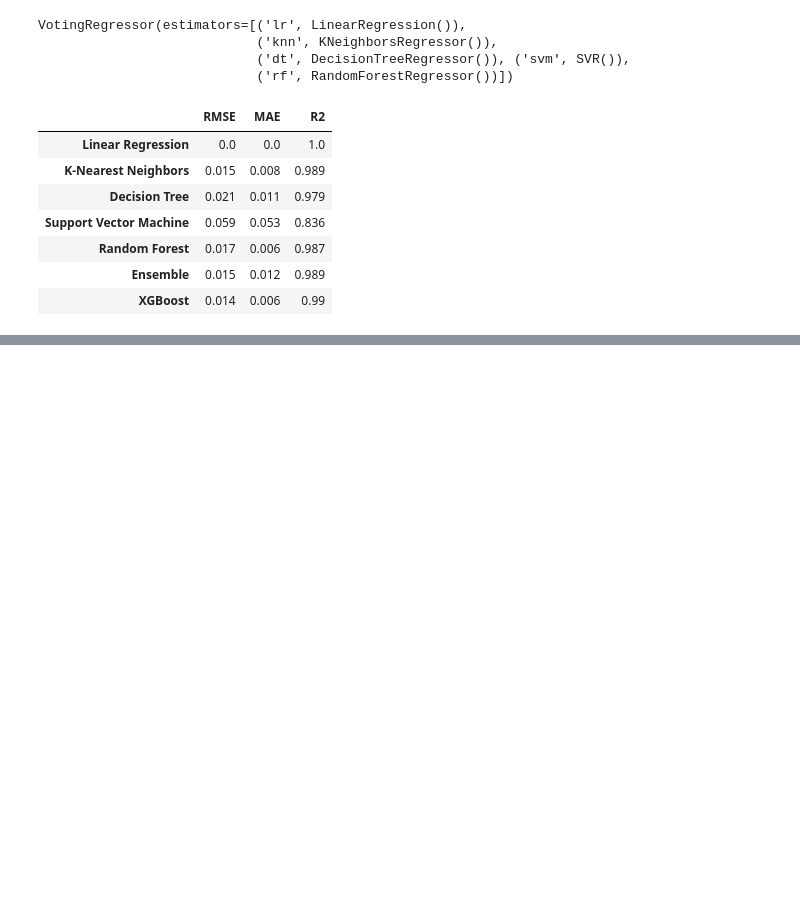
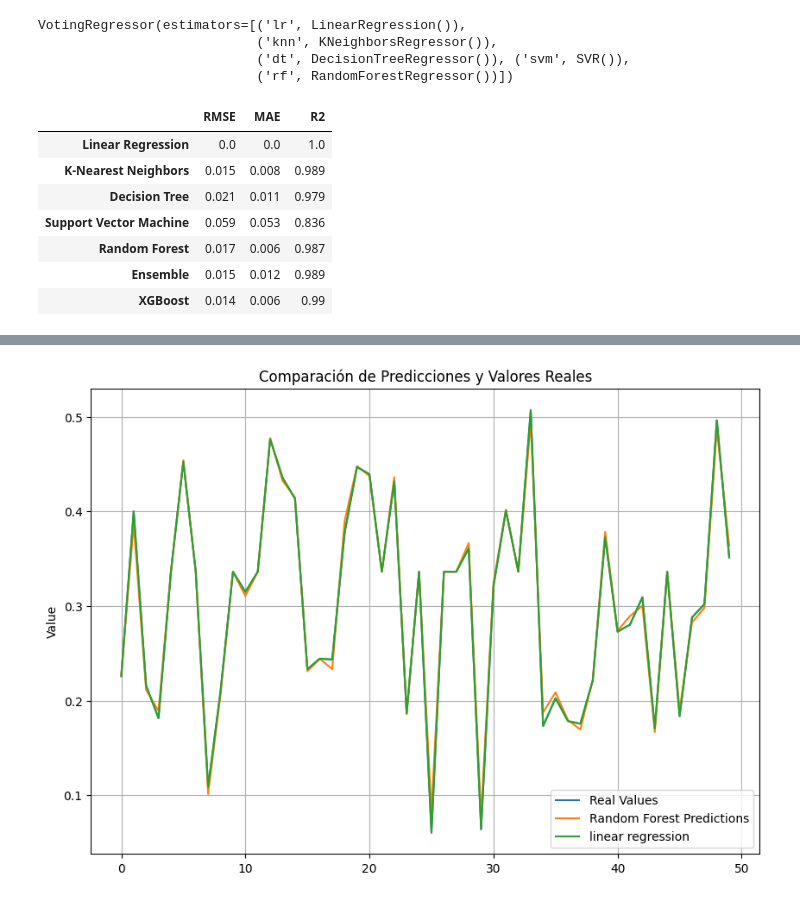
Before and after one commit to Felipepa9/MADSI, a Jupyter notebook: ENTREGA_3_||_CIENCIA_DE_DATOS.ipynb, the cells around one changed output, grey strips where cells are left out. Drawn from its saved outputs; the diff is of its cells as text; code cells hidden in the pictures; blank space fills up the shorter version.

```diff
--- a/ENTREGA_3_||_CIENCIA_DE_DATOS.ipynb
+++ b/ENTREGA_3_||_CIENCIA_DE_DATOS.ipynb
@@ -294,0 +315,22 @@ metricas_modelos
+# %%
+# Hacer predicciones
+rf_predictions = rf.predict(X_test[:50])
+lr_predictions = lr.predict(X_test[:50])
+
+# Se utiliza realiza la inversa de la transformación para obtener los valores reales
+# ya que la variable objetivo fue normalizada
+rf_predictions = scaler.inverse_transform(rf_predictions.reshape(-1, 1))
+lr_predictions = scaler.inverse_transform(lr_predictions.reshape(-1, 1))
+real_values = scaler.inverse_transform(y_test[:50].values.reshape(-1, 1))
+
+# Crear un DataFrame con las predicciones y los valores reales
+comparison_df = pd.DataFrame({'Real Values': real_values.flatten(), 'Random Forest Predictions': rf_predictions.flatten(), 'linear regression': lr_predictions.flatten()})
+
+# Crear un gráfico de líneas para comparar las predicciones con los valores reales
+comparison_df.plot(kind='line', figsize=(10, 7))
+plt.title('Comparación de Predicciones y Valores Reales')
+plt.ylabel('Value')
+plt.grid(True)
+plt.show()
+# %% [output]
+[figure, added]
```
Also changed, not shown: parts of 1 cell of this notebook.
